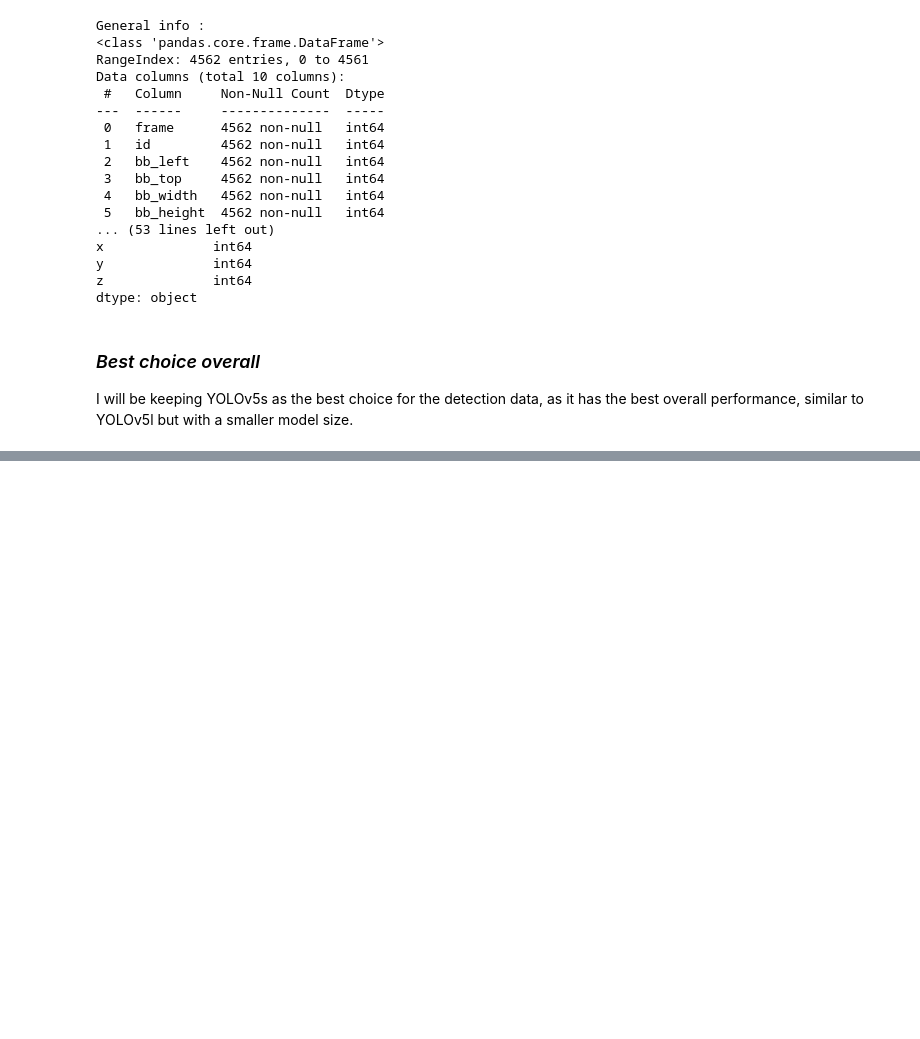
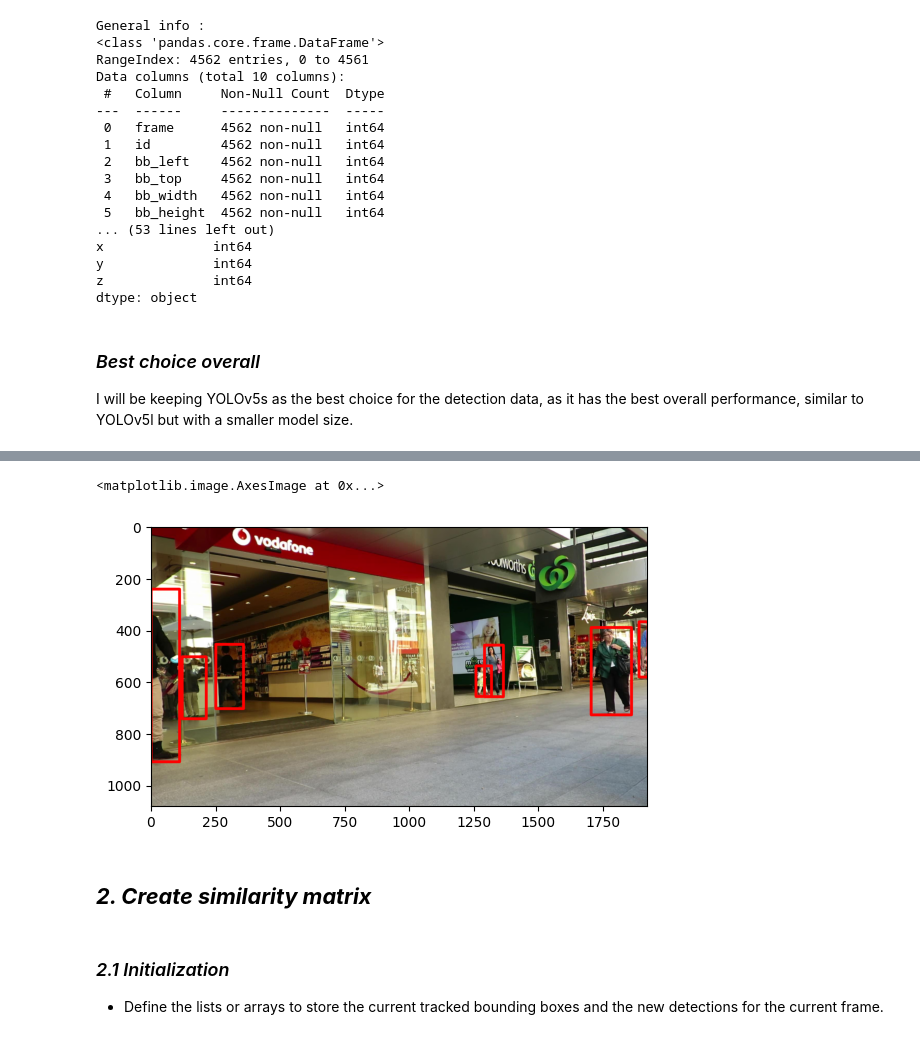
Before and after one commit to ClovisDyArx/mlvot, a Jupyter notebook: tp2/tp2.ipynb, the cells around one changed output, grey strips where cells are left out. Cells and saved outputs as stored; diff of their text form; code cells hidden in the pictures; blank space fills up the shorter version.

```diff
--- a/tp2/tp2.ipynb
+++ b/tp2/tp2.ipynb
@@ -159,0 +175,3 @@ I will be keeping YOLOv5s as the best choice for the detection data, as it has t
+# %%
+temp_df = df_det_s[df_det_s['frame'] == 1]
+temp_df
@@ -159,0 +187,14 @@ I will be keeping YOLOv5s as the best choice for the detection data, as it has t
+# %%
+for _, row in temp_df.iterrows():
+    x, y, w, h = int(row['bb_left']), int(row['bb_top']), int(row['bb_width']), int(row['bb_height'])
+    cv2.rectangle(img, (x, y), (x+w, y+h), (255, 0, 0), 10)
+
+plt.imshow(img)
+# %% [output]
+<matplotlib.image.AxesImage at 0x...>
+[figure, added]
+# %% [markdown]
+## ***2. Create similarity matrix***
+# %% [markdown]
+### *2.1 Initialization*
+* Define the lists or arrays to store the current tracked bounding boxes and the new detections for the current frame.
```
Also changed, not shown: parts of 25 cells of this notebook.
